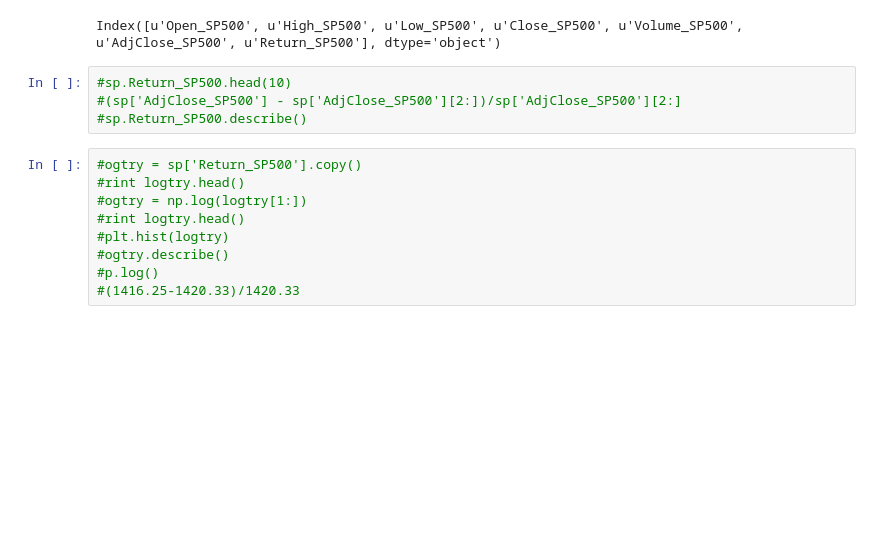
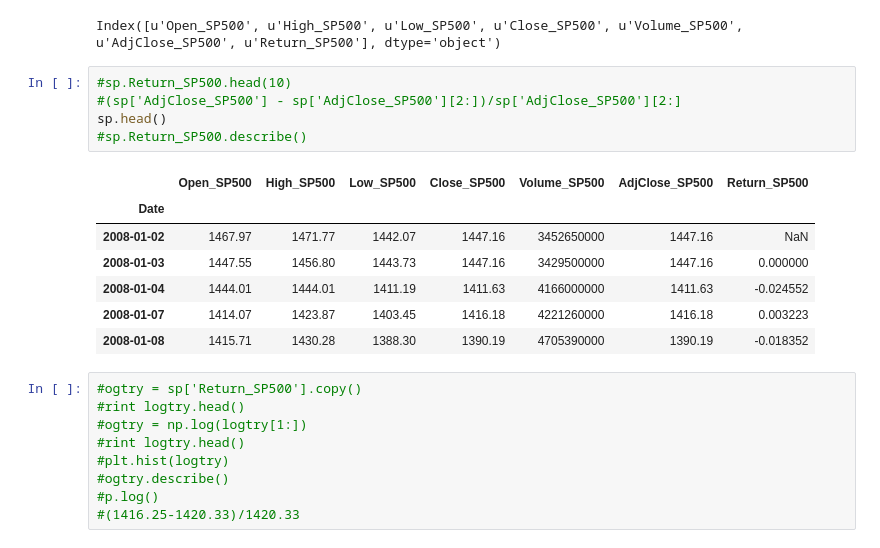
Before and after one commit to FraPochetti/StocksProject, a Jupyter notebook: Project.ipynb, the cells around one changed output. Saved outputs shown, nothing was run; the diff lists cells and outputs as text; blank space fills up the shorter version.

```diff
--- a/Project.ipynb
+++ b/Project.ipynb
@@ -31,7 +31,16 @@ Index([u'Open_SP500', u'High_SP500', u'Low_SP500', u'Close_SP500', u'Volume_SP50
 # %%
 #sp.Return_SP500.head(10)
 #(sp['AdjClose_SP500'] - sp['AdjClose_SP500'][2:])/sp['AdjClose_SP500'][2:]
+sp.head()
 #sp.Return_SP500.describe()
+# %% [output]
+|  | Open_SP500 | High_SP500 | Low_SP500 | Close_SP500 | Volume_SP500 | AdjClose_SP500 | Return_SP500 |
+| Date |  |  |  |  |  |  |  |
+| 2008-01-02 | 1467.97 | 1471.77 | 1442.07 | 1447.16 | 3452650000 | 1447.16 | NaN |
+| 2008-01-03 | 1447.55 | 1456.80 | 1443.73 | 1447.16 | 3429500000 | 1447.16 | 0.000000 |
+| 2008-01-04 | 1444.01 | 1444.01 | 1411.19 | 1411.63 | 4166000000 | 1411.63 | -0.024552 |
+| 2008-01-07 | 1414.07 | 1423.87 | 1403.45 | 1416.18 | 4221260000 | 1416.18 | 0.003223 |
+| 2008-01-08 | 1415.71 | 1430.28 | 1388.30 | 1390.19 | 4705390000 | 1390.19 | -0.018352 |
 # %%
 #ogtry = sp['Return_SP500'].copy()
 #rint logtry.head()
```
Also changed, not shown: 1 other file.
